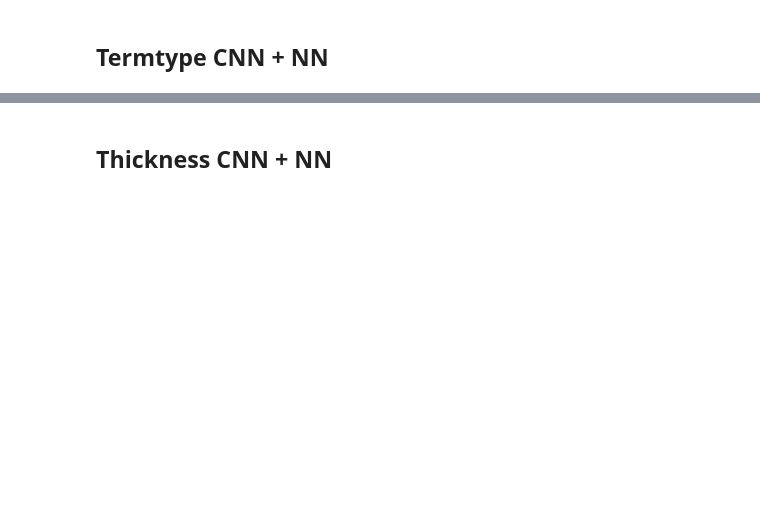
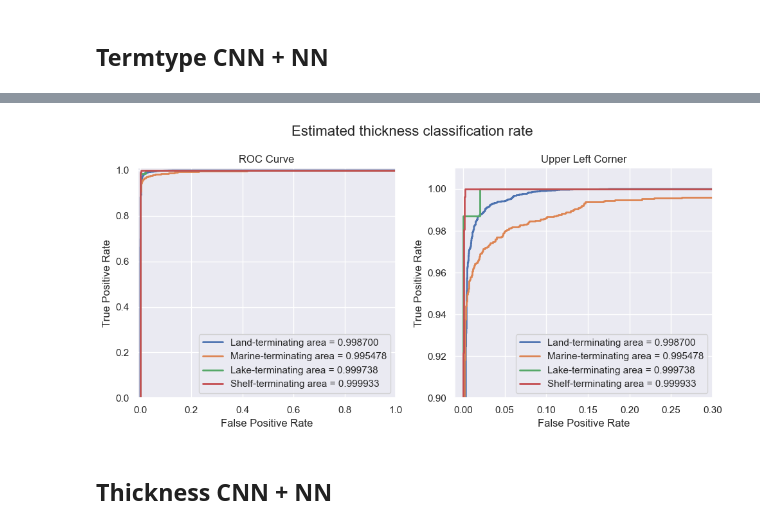
Before and after one commit to simsalabim20/Glacier_FinalProject, a Jupyter notebook: CNN_Classification.ipynb, the cells around one changed output, grey strips where cells are left out. Cells and saved outputs as stored; diff of their text form; code cells hidden in the pictures; blank space fills up the shorter version.

```diff
--- a/CNN_Classification.ipynb
+++ b/CNN_Classification.ipynb
@@ -616,7 +759,7 @@ KeyboardInterrupt:
 # %%
 from tensorflow.keras.models import Model
 from tensorflow.keras.layers import Conv2D, MaxPooling2D, Flatten, Dense, Input, concatenate
-num_features = 68 #Features in dataset
+num_features = 67 #Features in dataset
 # Define input layers for both image and non-image data
 image_input = Input(shape=(64, 64, 1))  # Assuming 64x64 Greyscale images
 non_image_input = Input(shape=(num_features,))  # Specify the number of features for your non-image data
@@ -720,0 +864,77 @@ Epoch 7/7
+# %%
+import numpy as np
+import pandas as pd
+from sklearn.model_selection import train_test_split
+from sklearn.preprocessing import label_binarize
+from sklearn.metrics import roc_curve, auc
+import matplotlib.pyplot as plt
+
+# Assuming convert_to_4d_vector and model are already defined
+def convert_to_4d_vector(term_type):
+    # Example conversion function
+    mapping = {
+        'Land-terminating': [1, 0, 0, 0],
+        'Marine-terminating': [0, 1, 0, 0],
+        'Lake-terminating': [0, 0, 1, 0],
+        'Shelf-terminating': [0, 0, 0, 1]
+    }
+    return mapping.get(term_type, [0, 0, 0, 0])
+
+# Example dataframe
+unique_term = pd.DataFrame({
+    'TermType': ['Land-terminating', 'Marine-terminating', 'Lake-terminating', 'Shelf-terminating']
+})
+
+# Split the data
+pictures_train, pictures_val, X02_train, X02_val, y02_train, y02_val = train_test_split(
+    pictures, X02, y02, test_size=0.2, random_state=42)
+
+y_probs = combined_model.predict([pictures_val,X02_val])
+
+# Get unique classes
+classes = np.unique([np.argmax(vector) for vector in y02_val])
+n_classes = len(classes)
+
+# Binarize the output
+y_test_binarized = label_binarize([np.argmax(vector) for vector in y02_val], classes=range(n_classes))
+
+# Compute ROC curve and ROC area for each class
+fpr = dict()
+tpr = dict()
+roc_auc = dict()
+for i in range(n_classes):
+    fpr[i], tpr[i], _ = roc_curve(y_test_binarized[:, i], y_probs[:, i])
+    roc_auc[i] = auc(fpr[i], tpr[i])
+
+# Plot ROC curve
+glacierTermTypes = ('Land-terminating', 'Marine-terminating', 'Lake-terminating', 'Shelf-terminating')
+fig, ax = plt.subplots(1, 2, figsize=(10, 5))
+
+# Full ROC curve
+for i in range(n_classes):
+    ax[0].plot(fpr[i], tpr[i], lw=2, label=f'{glacierTermTypes[i]} area = {roc_auc[i]:.6f}')
+
+ax[0].set_xlim([-0.01, 1.0])
+ax[0].set_ylim([0.0, 1.01])
+ax[0].set_xlabel('False Positive Rate')
+ax[0].set_ylabel('True Positive Rate')
+ax[0].set_title('ROC Curve')
+ax[0].legend(loc='lower right')
+
+# Zoomed-in ROC curve
+for i in range(n_classes):
+    ax[1].plot(fpr[i], tpr[i], lw=2, label=f'{glacierTermTypes[i]} area = {roc_auc[i]:.6f}')
+
+ax[1].set_xlim([-0.01, 0.3])
+ax[1].set_ylim([0.9, 1.01])
+ax[1].set_xlabel('False Positive Rate')
+ax[1].set_ylabel('True Positive Rate')
+ax[1].set_title('Upper Left Corner')
+ax[1].legend(loc='lower right')
+
+fig.suptitle('Estimated thickness classification rate', size=16)
+
+plt.tight_layout()
+plt.show()
+# plt.savefig('roc_class_termtype_n0.png')
+# %% [output]
@@ -721,3 +942,4 @@ Epoch 7/7
+[figure, added]
 # %% [markdown]
 ## Thickness CNN + NN
 # %%
```
Also changed, not shown: parts of 25 cells of this notebook.
